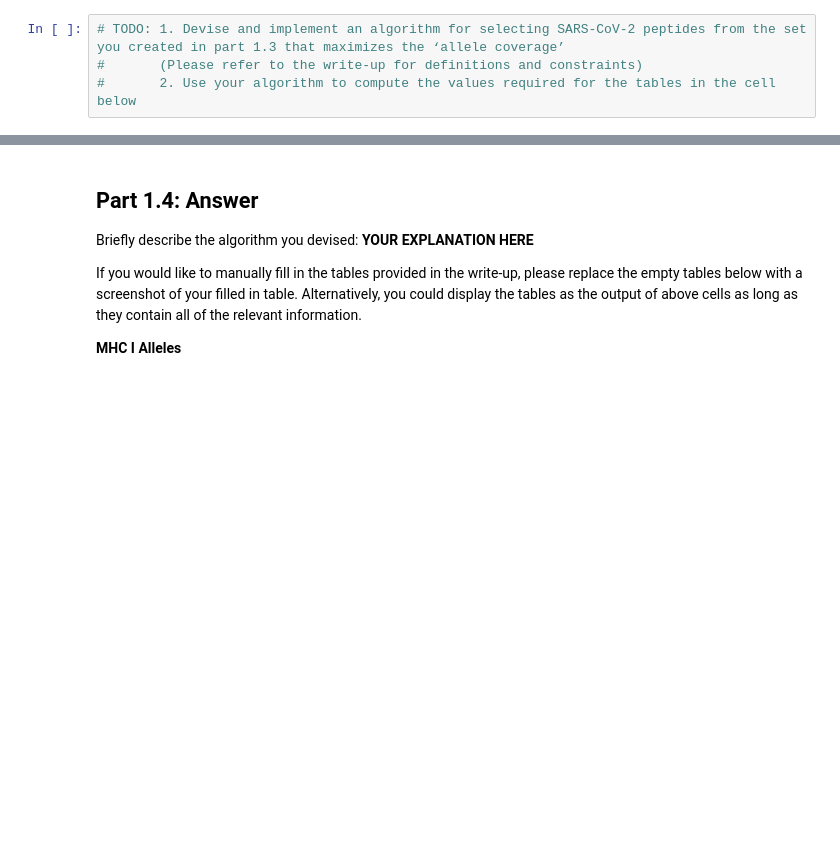
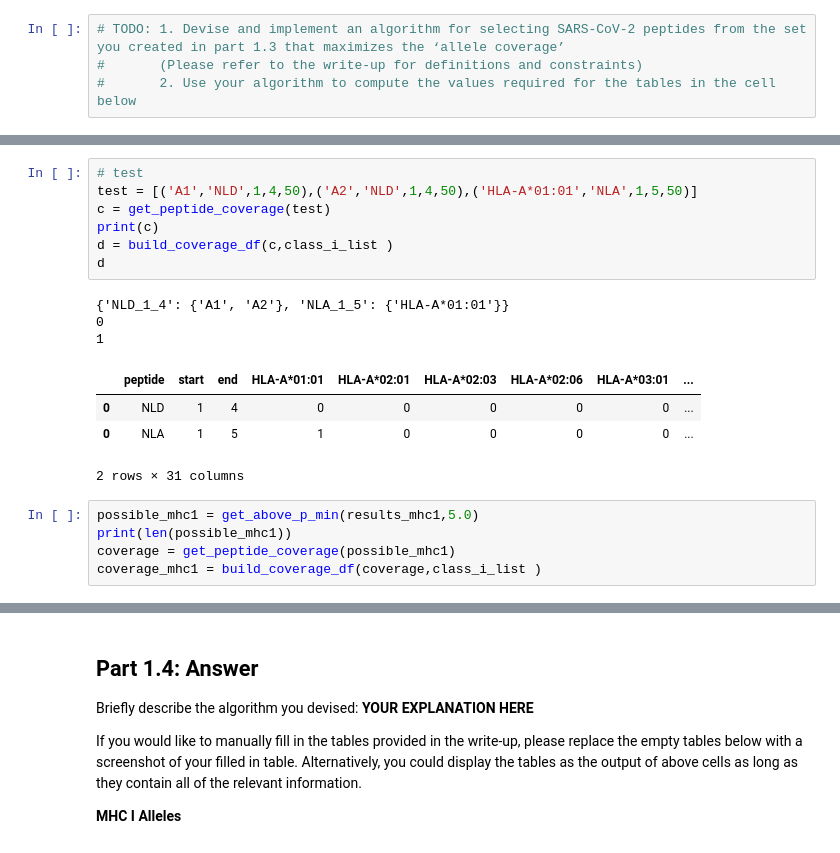
Before and after one commit to ryanquinnnelson/CMU-02718-HW5, a Jupyter notebook: 02_518_02_718_HW_5_ryann.ipynb, the cells around one changed output, grey strips where cells are left out. Saved outputs shown, nothing was run; the diff lists cells and outputs as text; blank space fills up the shorter version.

```diff
--- a/02_518_02_718_HW_5_ryann.ipynb
+++ b/02_518_02_718_HW_5_ryann.ipynb
@@ -909,0 +1003,20 @@ If you would like to manually fill in the table provided in the write-up, please
+# %%
+# test
+test = [('A1','NLD',1,4,50),('A2','NLD',1,4,50),('HLA-A*01:01','NLA',1,5,50)]
+c = get_peptide_coverage(test)
+print(c)
+d = build_coverage_df(c,class_i_list )
+d
+# %% [output]
+{'NLD_1_4': {'A1', 'A2'}, 'NLA_1_5': {'HLA-A*01:01'}}
+0
+1
+|  | peptide | start | end | HLA-A*01:01 | HLA-A*02:01 | HLA-A*02:03 | HLA-A*02:06 | HLA-A*03:01 | ... |
+| 0 | NLD | 1 | 4 | 0 | 0 | 0 | 0 | 0 | ... |
+| 0 | NLA | 1 | 5 | 1 | 0 | 0 | 0 | 0 | ... |
+2 rows × 31 columns
+# %%
+possible_mhc1 = get_above_p_min(results_mhc1,5.0)
+print(len(possible_mhc1))
+coverage = get_peptide_coverage(possible_mhc1)
+coverage_mhc1 = build_coverage_df(coverage,class_i_list )
```
Also changed, not shown: parts of 13 cells of this notebook.
